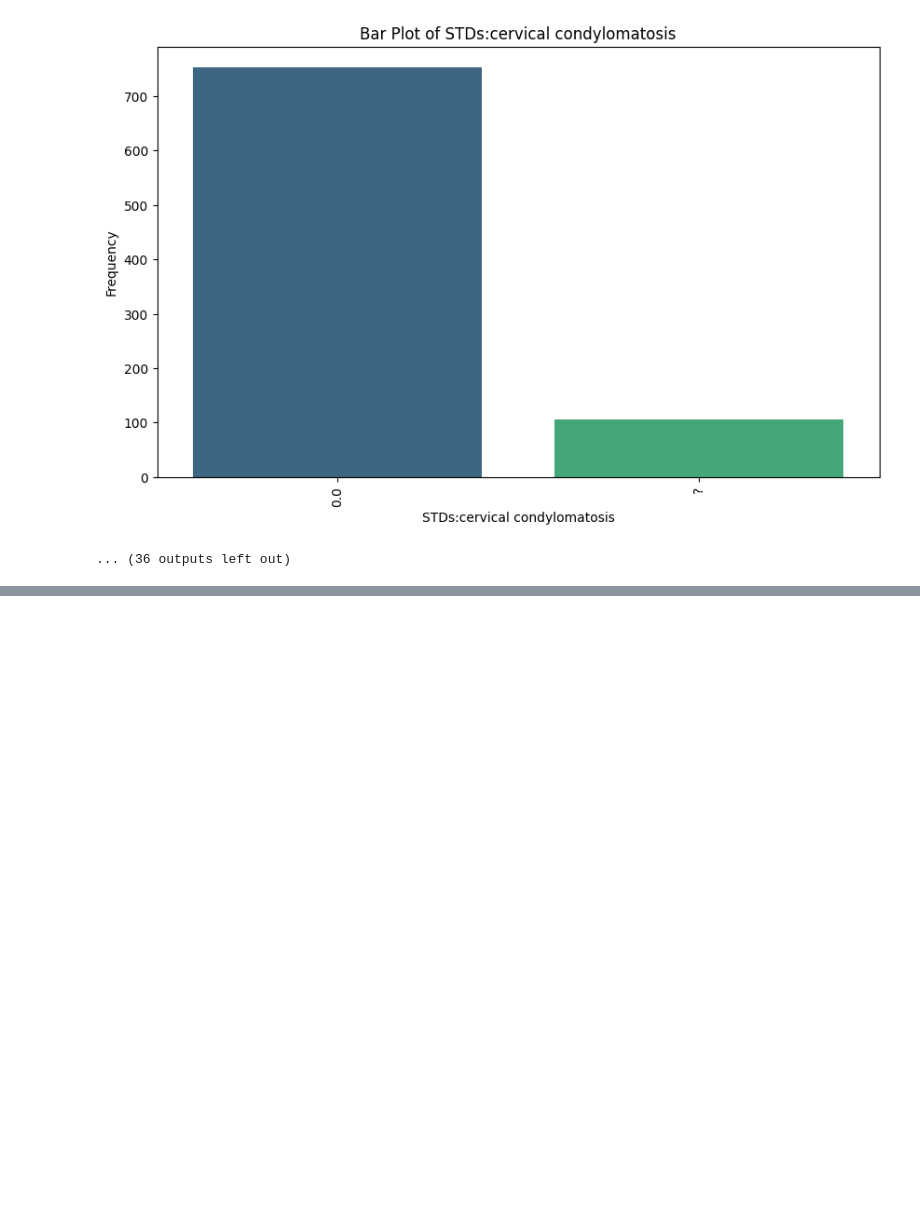
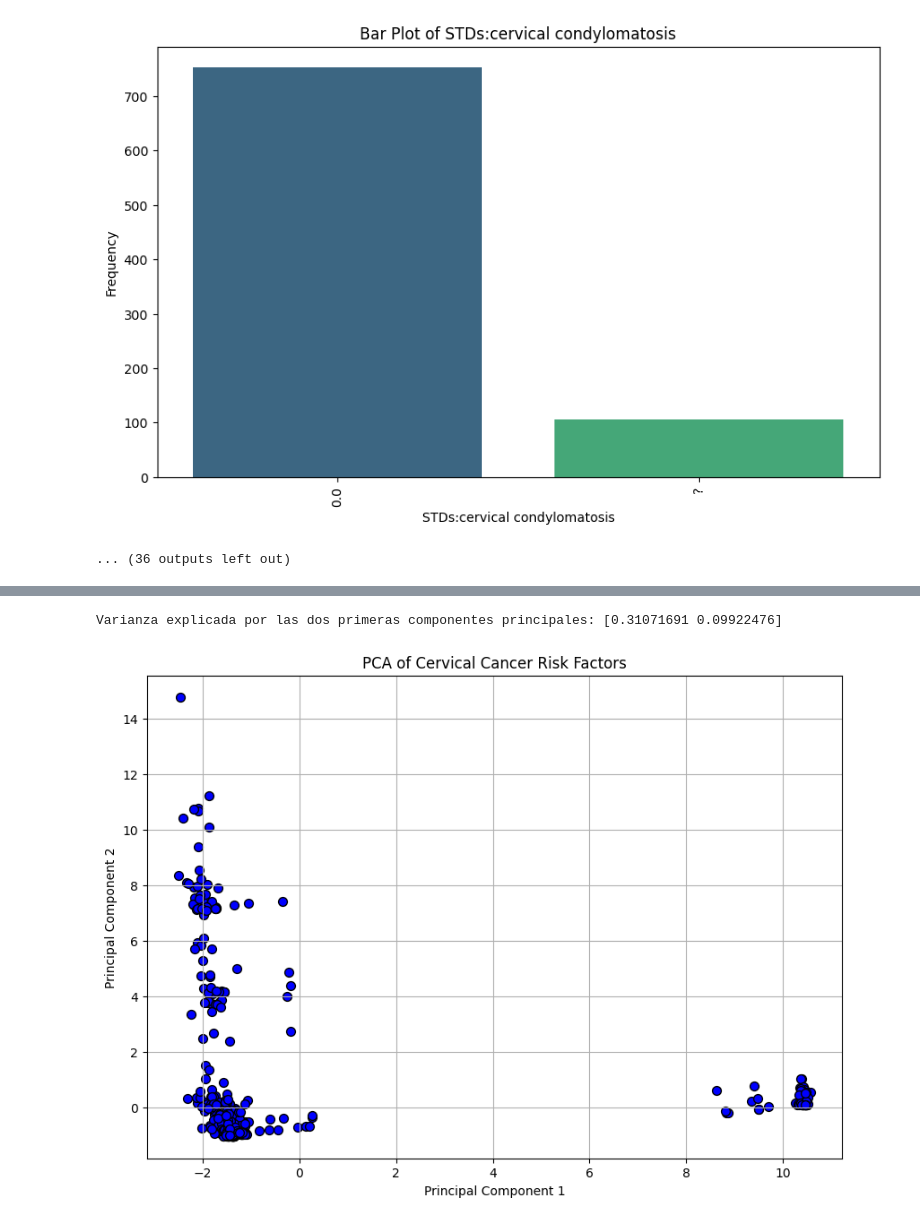
Before and after one commit to SofiLam13/Lab1-DataScience-, a Jupyter notebook: Lab1(Data_Science).ipynb, the cells around one changed output, grey strips where cells are left out. Saved outputs shown, nothing was run; the diff lists cells and outputs as text; code cells hidden in the pictures; blank space fills up the shorter version.

```diff
--- a/Lab1(Data_Science).ipynb
+++ b/Lab1(Data_Science).ipynb
@@ -273,0 +276,9 @@ Name: proportion, dtype: float64
+# %%
+#Calcular la cantidad de valores faltantes por variable
+missingValues = datos.isnull().sum()
+missingPercentage = (missingValues / len(datos)) * 100
+
+#Mostrar el porcentaje de valores faltantes por variable
+missingData = pd.DataFrame({'Missing Values': missingValues, 'Percentage': missingPercentage})
+missingData = missingData.sort_values(by='Percentage', ascending=False)
+print(missingData)
@@ -273,0 +366,27 @@ Name: proportion, dtype: float64
+# %%
+#Codificación de variables categóricas
+dataEncoded = pd.get_dummies(dataCleaned, columns=categoricalVars, drop_first=True)
+
+#Normalización de todas las variables
+scaler = StandardScaler()
+dataScaled = scaler.fit_transform(dataEncoded)
+
+#Aplicación de PCA
+pca = PCA(n_components=2)  # Reduce to 2 components for visualization
+pcaResult = pca.fit_transform(dataScaled)
+# %%
+#Mostrar los resultados del PCA
+explainedVariance = pca.explained_variance_ratio_
+print(f'Varianza explicada por las dos primeras componentes principales: {explainedVariance}')
+
+#Código para visualizar el PCA
+plt.figure(figsize=(10, 7))
+plt.scatter(pcaResult[:, 0], pcaResult[:, 1], c='blue', edgecolor='k', s=50)
+plt.title('PCA of Cervical Cancer Risk Factors')
+plt.xlabel('Principal Component 1')
+plt.ylabel('Principal Component 2')
+plt.grid(True)
+plt.show()
+# %% [output]
+Varianza explicada por las dos primeras componentes principales: [0.31071691 0.09922476]
+[figure, added]
```
Also changed, not shown: parts of 7 cells of this notebook.
